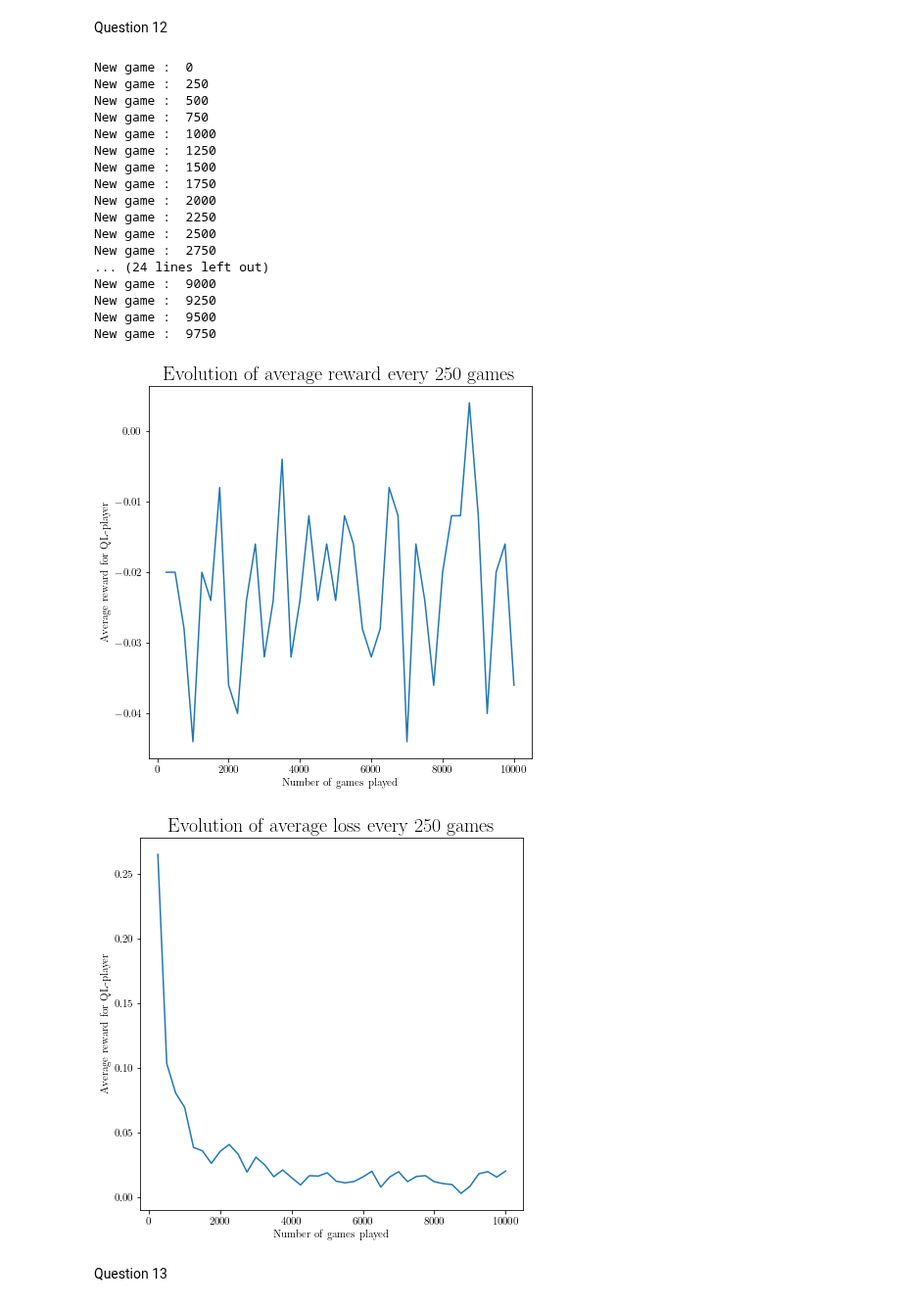
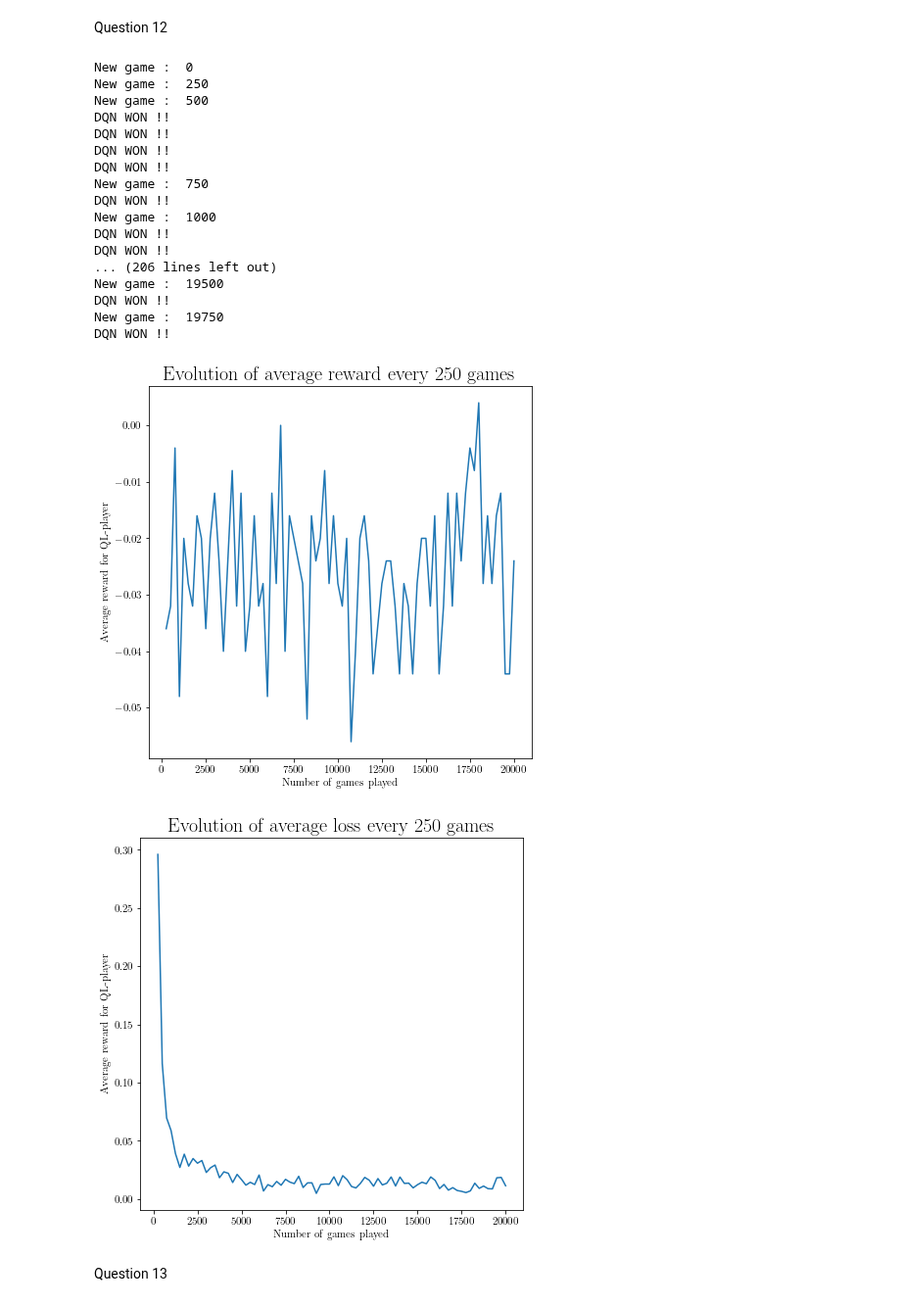
Before and after one commit to louisPoulain/ANN_NIM, a Jupyter notebook: DQN copy 2.ipynb, the cells around one changed output. Shown at 98% size. Cells and saved outputs as stored; diff of their text form; code cells hidden in the pictures.

```diff
--- a/DQN copy 2.ipynb
+++ b/DQN copy 2.ipynb
@@ -383,30 +432,30 @@ Question 12
 # %%
 policy_net = DQN().to(device)
 target_net = DQN().to(device)
 target_net.load_state_dict(policy_net.state_dict())
 target_net.eval()
 memory = []
-Q1_DQN(policy_net, target_net, memory, eps_opt = 1, nb_games=10000, question='q3-12', WITHOUT_RB = True)
+Q1_DQN(policy_net, target_net, memory, eps_opt = 1, nb_games=20000, question='q3-12', WITHOUT_RB = True)
 # %% [output]
 New game :  0
 New game :  250
 New game :  500
+DQN WON !!
+DQN WON !!
+DQN WON !!
+DQN WON !!
 New game :  750
+DQN WON !!
 New game :  1000
-New game :  1250
-New game :  1500
-New game :  1750
-New game :  2000
-New game :  2250
-New game :  2500
-New game :  2750
-... (24 lines left out)
-New game :  9000
-New game :  9250
-New game :  9500
-New game :  9750
+DQN WON !!
+DQN WON !!
+... (206 lines left out)
+New game :  19500
+DQN WON !!
+New game :  19750
+DQN WON !!
-[figure, old version]
+[figure, new version]
-[figure, old version]
+[figure, new version]
 # %% [markdown]
 Question 13
 # %%
```
Also changed, not shown: parts of 7 cells of this notebook, 4 other files.
